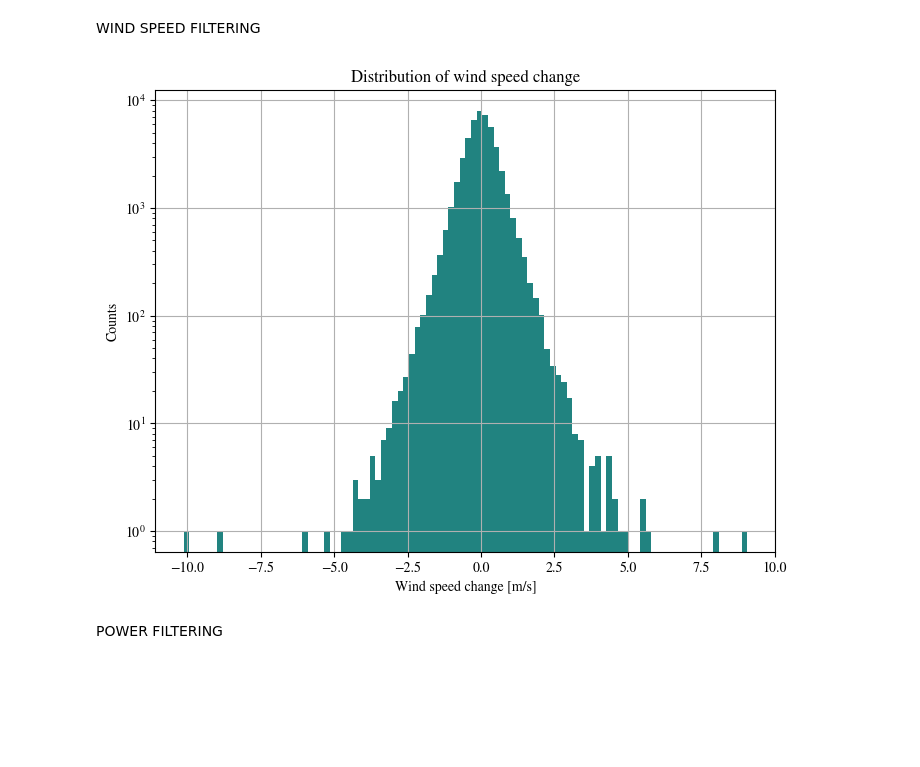
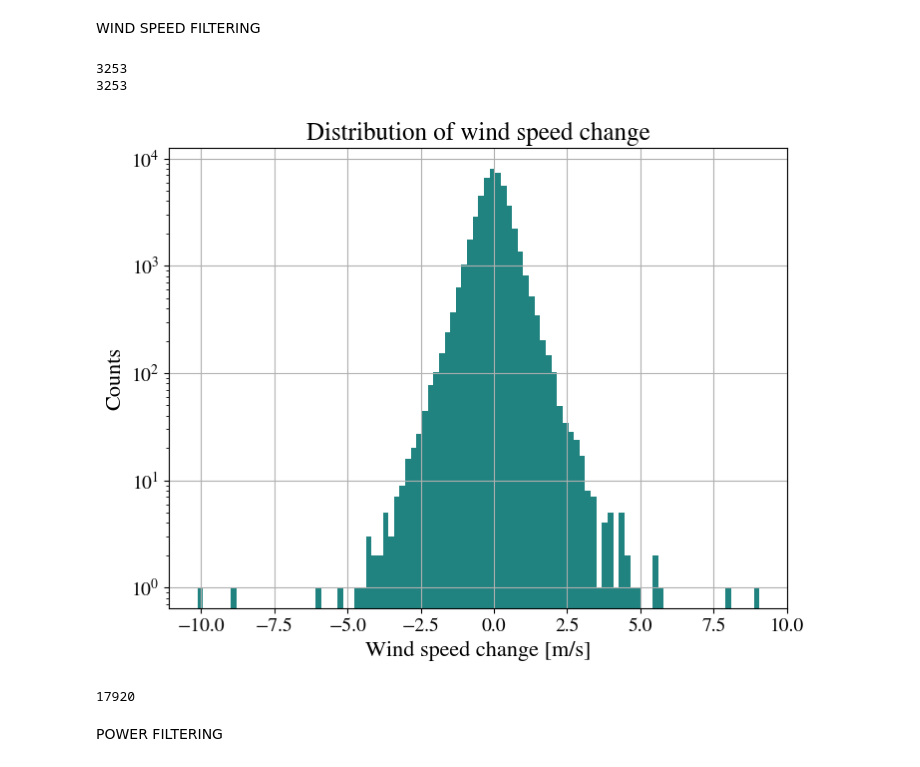
Before and after one commit to Brizzum/Final-project, a Jupyter notebook: Data_mangement.ipynb, the cells around one changed output. Saved outputs shown, nothing was run; the diff lists cells and outputs as text; code cells hidden in the pictures; blank space fills up the shorter version.

Commit message:
las cosas q hice del graphs

```diff
--- a/Data_mangement.ipynb
+++ b/Data_mangement.ipynb
@@ -73,6 +73,10 @@ V52_data = V52_data_raw.copy()
 #1) PUT TO NAN VARAIBLES THAT HAVE A STD = 0 ---> very very unlikely that in 10 min the variable was stationary
 
 columns_ws = ['Wsp_44m', 'Wsp_44m_std', 'Wdir_41m', 'Wdir_41m_std', 'stability']
+
+# how many std = 0
+print(V52_data['Wsp_44m_std'].isna().sum())
+print(V52_data['Wdir_41m_std'].isna().sum())
 
 # Wind Speed_std
 V52_data.loc[V52_data['Wsp_44m_std'] == 0, columns_ws] = np.nan
@@ -87,24 +91,29 @@ CrazyWind = 50           # [m/s] 10-minute-mean wind in Denmark has never been t
 # Wind speed filtering
 V52_data.loc[V52_data['Wsp_44m'] < LowestWindSpeed, columns_ws] = np.nan
 V52_data.loc[V52_data['Wsp_44m'] > CrazyWind, columns_ws] = np.nan
+# %% [output]
+3253
+3253
 # %%
 # 3) FILTER SUDDEN CHANGES ON WIND SPEED
 
 # In order to choose a proper value for this... let's plot the distribution of changes in wind speed
 
 plt.figure(figsize=(8, 6))
 plt.hist(np.diff(V52_data['Wsp_44m']), bins=100, color='#218380')
 
+plt.xticks(fontsize=14)
+plt.yticks(fontsize=14)
 plt.yscale('log')
 plt.grid(True)
 
-plt.xlabel('Wind speed change [m/s]')
-plt.ylabel('Counts')
-plt.title('Distribution of wind speed change')
+plt.xlabel('Wind speed change [m/s]', fontsize=16)
+plt.ylabel('Counts', fontsize=16)
+plt.title('Distribution of wind speed change', fontsize=18)
 
 plt.show()
 # %% [output]
-[figure, old version]
+[figure, new version]
 # %%
 # From the plot we can decide that a good value for the threshold is 7.5 m/s (3 standard deviations)
 
@@ -113,8 +122,12 @@ maxDeltaU10min = 7.5    # [m/s] the 10-minute mean wind should not jump this muc
 # Identify rows where consequtive wind speeds are bigger than the threshold
 condition = abs(V52_data['Wsp_44m'].diff()) > maxDeltaU10min
 
+# how many rows are affected?
+print((V52_data['ActPow'] <= 0).sum())
 # Set values to NaN for the entire row (except 'Date') where the condition is True
 V52_data.loc[condition, columns_ws] = np.nan
+# %% [output]
+17920
 # %% [markdown]
 POWER FILTERING
 # %%
```
Also changed, not shown: parts of 9 cells of this notebook, 33 other files.
